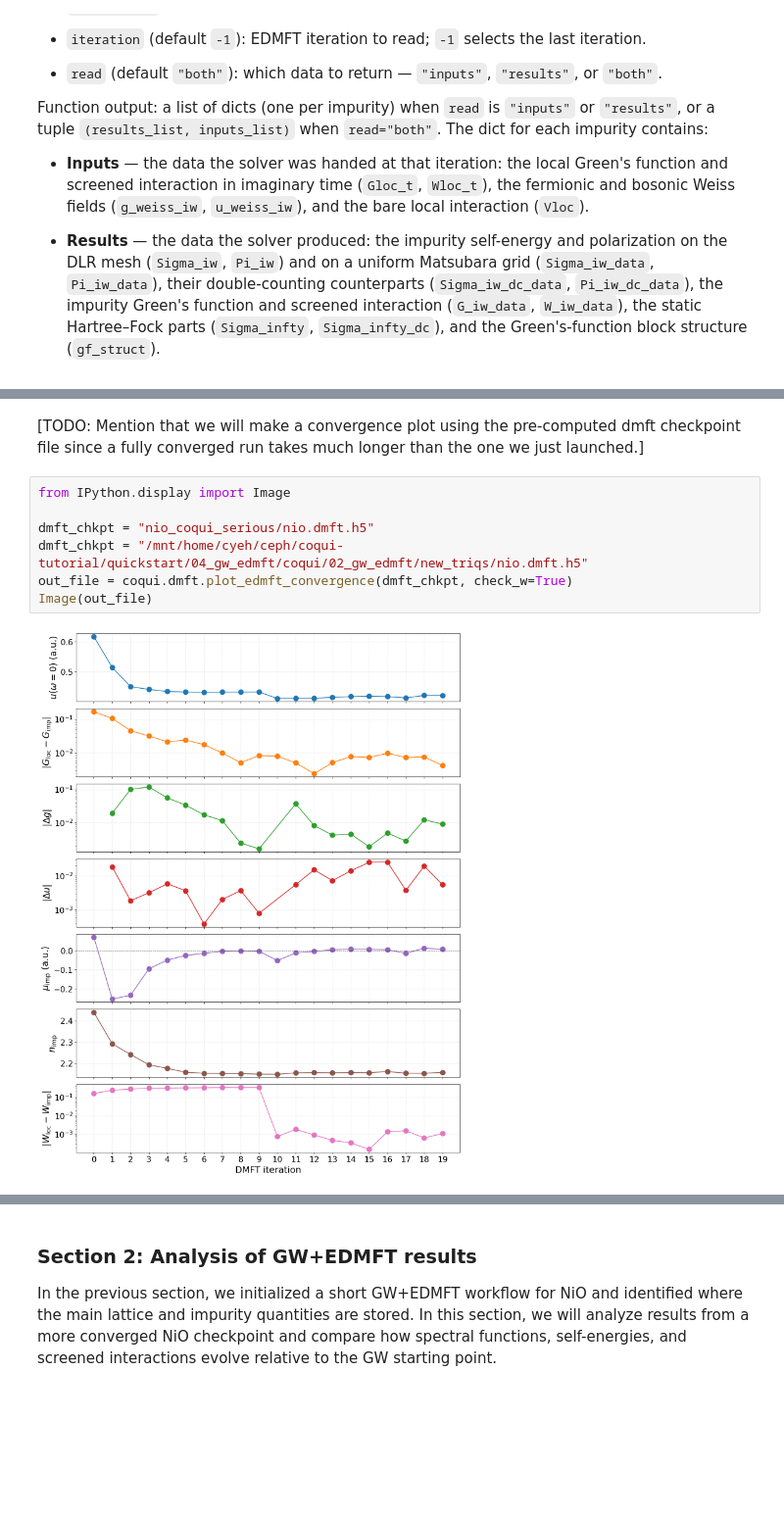
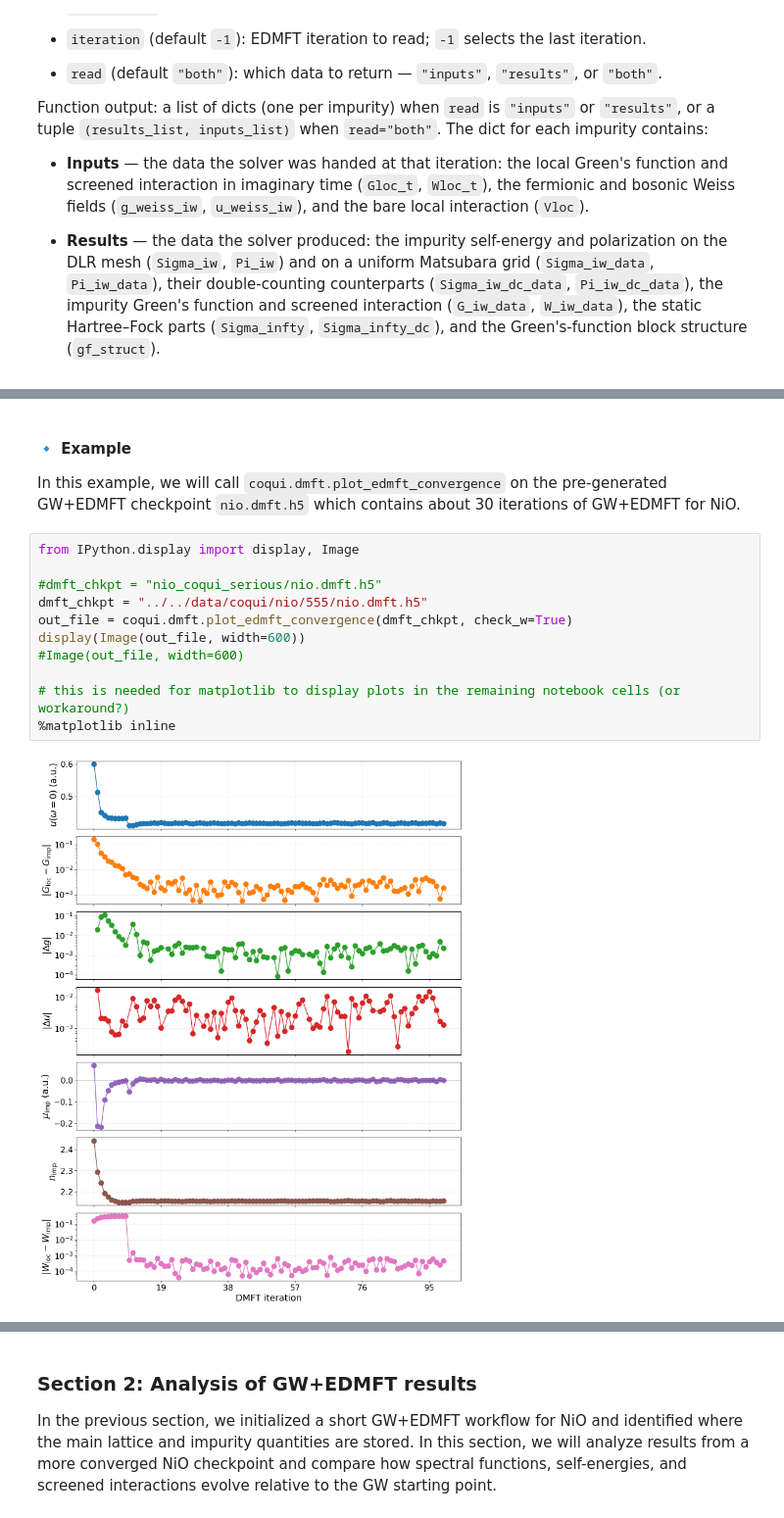
Before and after one commit to AbInitioQHub/coqui-tutorial, a Jupyter notebook: quickstart/04_gw_edmft/04_gw_edmft.ipynb, the cells around one changed output, grey strips where cells are left out. Shown at 98% size. Drawn from its saved outputs; the diff is of its cells as text; blank space fills up the shorter version.

Commit message:
work on tutorial 04

```diff
--- a/quickstart/04_gw_edmft/04_gw_edmft.ipynb
+++ b/quickstart/04_gw_edmft/04_gw_edmft.ipynb
@@ -457,13 +466,19 @@ Function inputs:
 
 Function output: the path of the written PNG file.
 # %% [markdown]
-[TODO: Mention that we will make a convergence plot using the pre-computed dmft checkpoint file since a fully converged run takes much longer than the one we just launched.]
+#### 🔹 Example
+
+In this example, we will call `coqui.dmft.plot_edmft_convergence` on the pre-generated GW+EDMFT checkpoint `nio.dmft.h5` which contains about 30 iterations of GW+EDMFT for NiO.
-# %%
-from IPython.display import Image
-
-dmft_chkpt = "nio_coqui_serious/nio.dmft.h5"
-dmft_chkpt = "/mnt/home/cyeh/ceph/coqui-tutorial/quickstart/04_gw_edmft/coqui/02_gw_edmft/new_triqs/nio.dmft.h5"
-out_file = coqui.dmft.plot_edmft_convergence(dmft_chkpt, check_w=True)
-Image(out_file)
-# %% [output]
-[figure, removed]
+# %%
+from IPython.display import display, Image
+
+#dmft_chkpt = "nio_coqui_serious/nio.dmft.h5"
+dmft_chkpt = "../../data/coqui/nio/555/nio.dmft.h5"
+out_file = coqui.dmft.plot_edmft_convergence(dmft_chkpt, check_w=True)
+display(Image(out_file, width=600))
+#Image(out_file, width=600)
+
+# this is needed for matplotlib to display plots in the remaining notebook cells (or workaround?)
+%matplotlib inline
+# %% [output]
+[figure, added]
```
Also changed, not shown: parts of 25 cells of this notebook, 3 other files.
